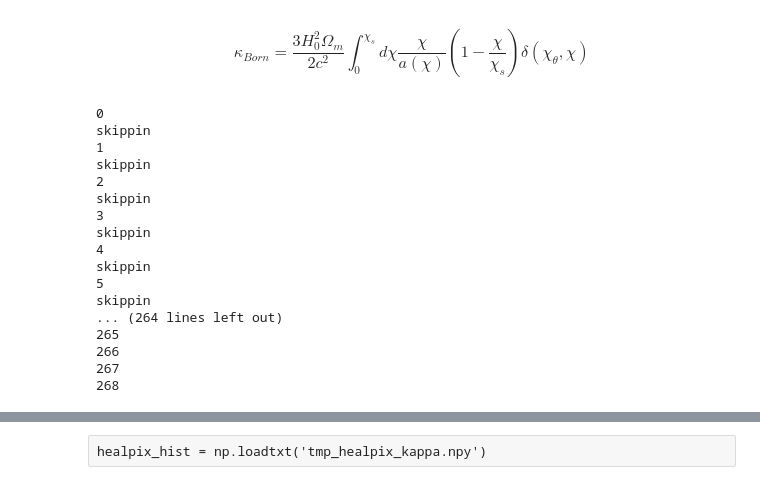
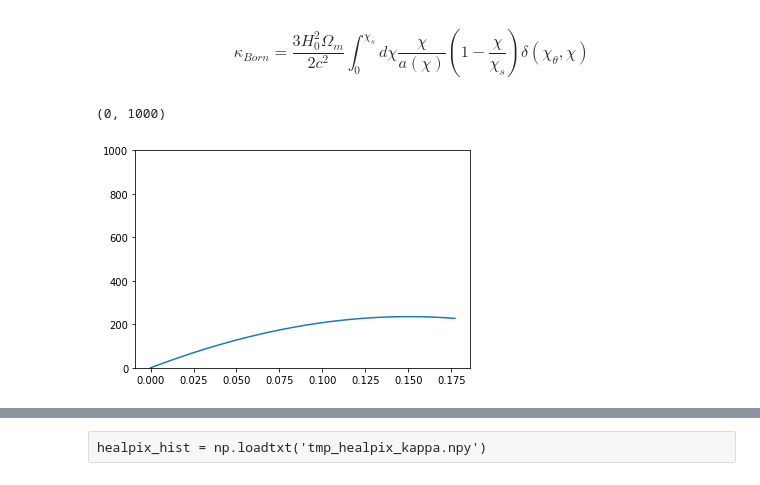
Before and after one commit to mclaughlin6464/uatu, a Jupyter notebook: notebooks/Projection Debug.ipynb, the cells around one changed output, grey strips where cells are left out. Cells and saved outputs as stored; diff of their text form; code cells hidden in the pictures.

```diff
--- a/notebooks/Projection Debug.ipynb
+++ b/notebooks/Projection Debug.ipynb
@@ -72,48 +71,7 @@ def ra_dec_z(x, cosmo):
 def kappa_weighting(x,y, z, cosmo, redshift_s = 2):
     #print x.shape
     #print np.hstack([x,y,z]).shape
-    _, _, redshift = ra_dec_z(np.hstack([x,y,z]), cosmo)
+    _, _, redshift = ra_dec_z(np.c_[x,y,z], cosmo)
     comoving_dist = np.sqrt(x**2+y**2+z**2)
     comoving_dist_s = cosmo.comoving_distance(redshift_s).value
     return comoving_dist*(1+redshift)*(1-comoving_dist/comoving_dist_s)
-# %%
-kappa = True
-for i, chunk in enumerate(reader):
-    print i
-    arr = chunk.values[:, :3]
-    x,y,z = arr[:,0].astype(float), arr[:,1].astype(float), arr[:,2].astype(float)
-    rad2 = x**2+y**2+z**2
-
-    in_shell = rad2<=512**2
-
-    if np.all(~in_shell):
-        print 'skippin'
-        continue
-
-    x,y,z = x[in_shell], y[in_shell], z[in_shell]
-
-    pix = hp.vec2pix(N, x, y, z)
-    if kappa:
-        weights = kappa_weighting(x,y,z, cosmo)
-    else:
-        weights = np.ones_like(pix)
-    hmap, _ = np.histogram(pix, np.arange(n_bins+1), weights = weights ) #use weights here
-    healpix_hist+=hmap
-# %% [output]
-0
-skippin
-1
-skippin
-2
-skippin
-3
-skippin
-4
-skippin
-5
-skippin
-... (264 lines left out)
-265
-266
-267
-268
@@ -121,0 +82,8 @@ np.savetxt('tmp_healpix_kappa.npy', healpix_hist)
+# %%
+_, _, redshift = ra_dec_z(np.c_[np.zeros(n_points),np.zeros(n_points),z], cosmo)
+# %%
+plt.plot(redshift, kernel)
+plt.ylim([0, 1000])
+# %% [output]
+(0, 1000)
+[figure, added]
```
Also changed, not shown: parts of 11 cells of this notebook, 5 other files.
